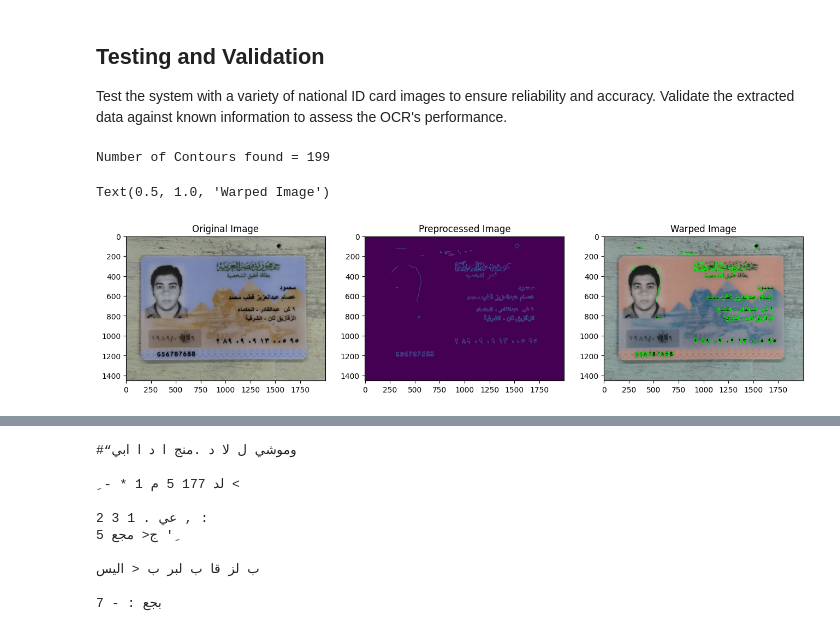
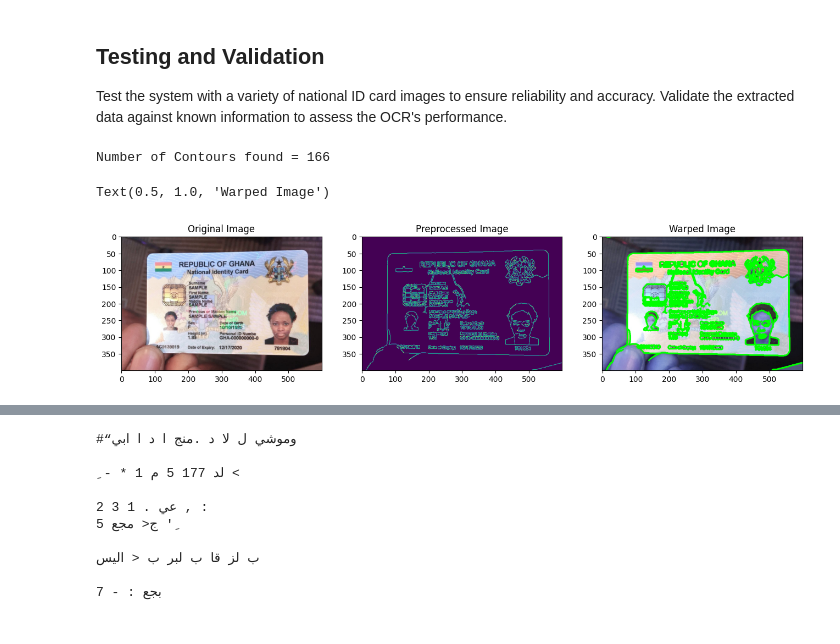
Before and after one commit to MaiElBaradei/National-ID-Card-Recognition, a Jupyter notebook: National_ID_Recognition.ipynb, the cells around one changed output, grey strips where cells are left out. Saved outputs shown, nothing was run; the diff lists cells and outputs as text; code cells hidden in the pictures.

```diff
--- a/National_ID_Recognition.ipynb
+++ b/National_ID_Recognition.ipynb
@@ -77,25 +77,25 @@ def extract_text(image):
 ## Testing and Validation
 Test the system with a variety of national ID card images to ensure reliability and accuracy. Validate the extracted data against known information to assess the OCR's performance.
 # %%
-image_path = 'id1.jpg'
+image_path = 'id2.jpg'
 plt.figure(figsize=(16, 16))
 
 image = load_image(image_path)
 plt.subplot(1,3,1)
 plt.imshow(cv2.cvtColor(image, cv2.COLOR_BGR2RGB))
 plt.title('Original Image')
 
 edged = preprocess_image(image)
 plt.subplot(1,3,2)
 plt.imshow(edged)
 plt.title('Preprocessed Image')
 
 warped = find_and_isolate_card(edged, image)
 plt.subplot(1,3,3)
 plt.imshow(warped)
 plt.title('Warped Image')
 # %% [output]
-Number of Contours found = 199
+Number of Contours found = 166
 Text(0.5, 1.0, 'Warped Image')
-[figure, old version]
+[figure, new version]
 # %%
```
Also changed, not shown: parts of 2 cells of this notebook.
